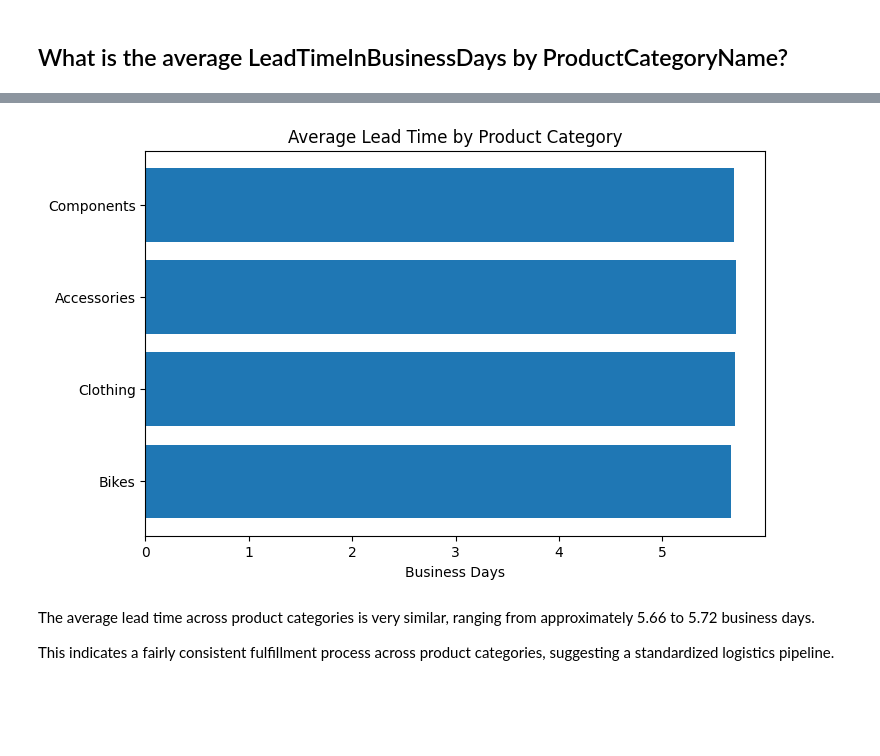
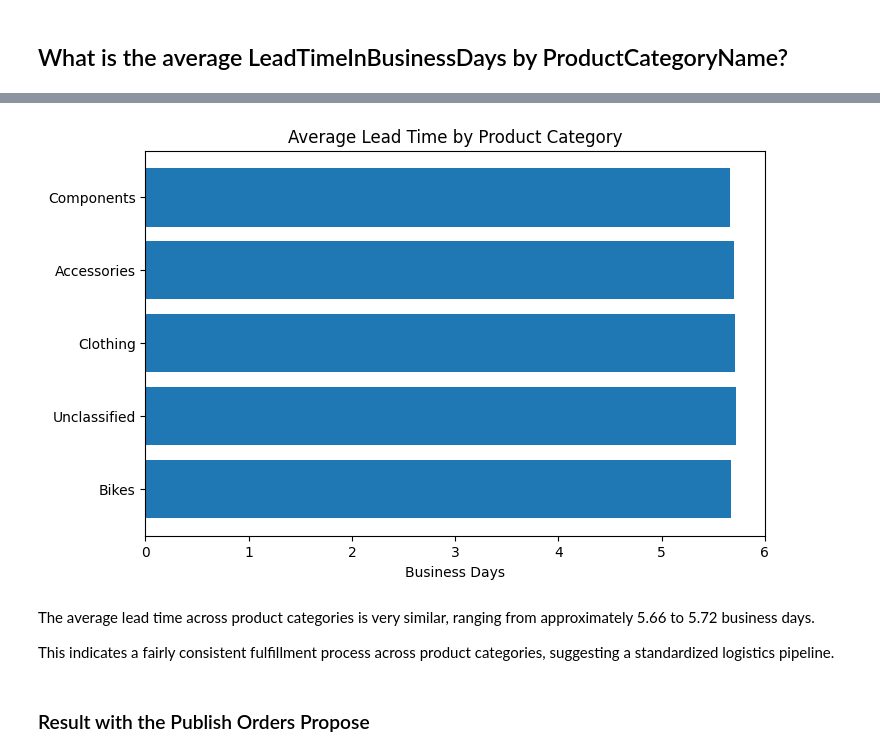
Before and after one commit to DarthGomes/sales-analytics-etl-project, a Jupyter notebook: notebooks/analytical_questions.ipynb, the cells around one changed output, grey strips where cells are left out. Cells and saved outputs as stored; diff of their text form; code cells hidden in the pictures; blank space fills up the shorter version.

```diff
--- a/notebooks/analytical_questions.ipynb
+++ b/notebooks/analytical_questions.ipynb
@@ -149,20 +146,23 @@ display(avg_leadtime)
 # %%
 pdf_lead = avg_leadtime.toPandas()
+pdf_lead["ProductCategoryName"] = pdf_lead["ProductCategoryName"].fillna("Unclassified") # had to set to "unclassified" to plot
 
 plt.figure(figsize=(8,5))
 
 plt.barh(
     pdf_lead["ProductCategoryName"],
     pdf_lead["AvgLeadTime"]
 )
 
 plt.title("Average Lead Time by Product Category")
 plt.xlabel("Business Days")
 
 plt.show()
 # %% [output]
-[figure, old version]
+[figure, new version]
 # %% [markdown]
 The average lead time across product categories is very similar, ranging from approximately 5.66 to 5.72 business days.
 
 This indicates a fairly consistent fulfillment process across product categories, suggesting a standardized logistics pipeline.
+# %% [markdown]
+### Result with the Publish Orders Propose
```
Also changed, not shown: parts of 9 cells of this notebook, 42 other files.
